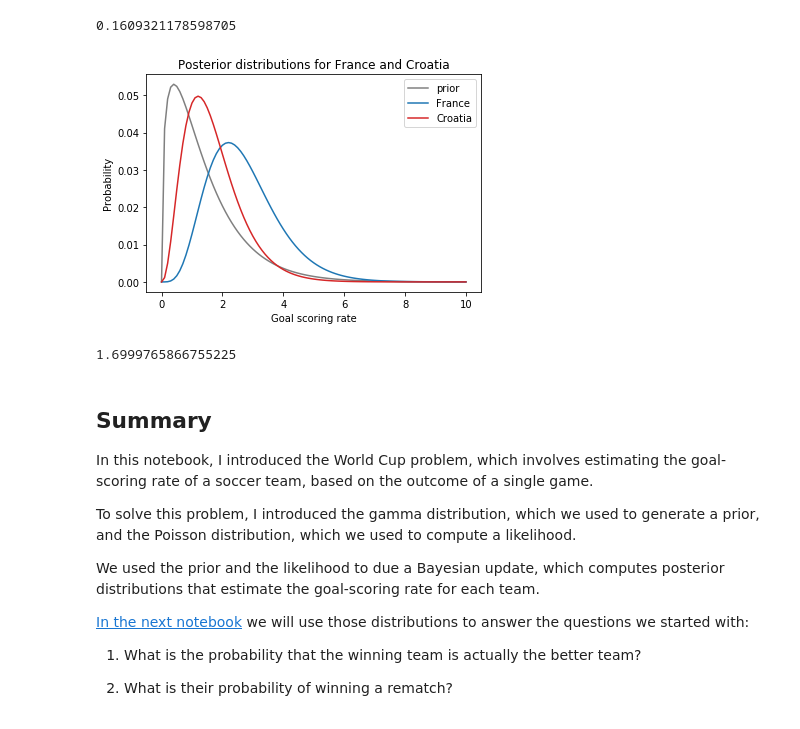
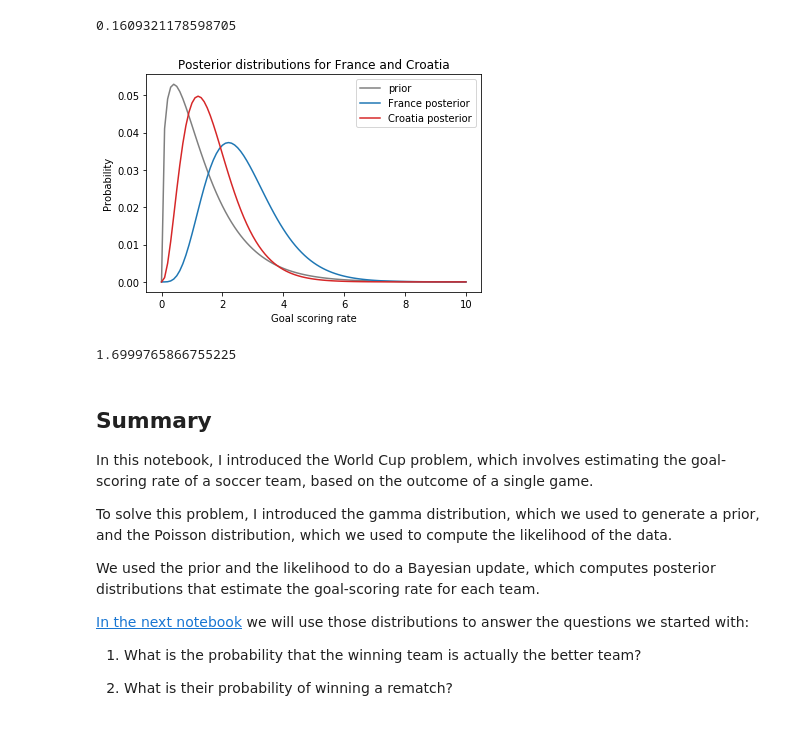
Before and after one commit to AllenDowney/BiteSizeBayes, a Jupyter notebook: 08_soccer_soln.ipynb, the cells around one changed output. Cells and saved outputs as stored; diff of their text form; code cells hidden in the pictures.

```diff
--- a/08_soccer_soln.ipynb
+++ b/08_soccer_soln.ipynb
@@ -317,16 +329,16 @@ bayes_update(croatia, likelihood)
 # %%
 # Solution
 
 prior.plot(label='prior', color='gray')
-france.plot(label='France', color='C0')
-croatia.plot(label='Croatia', color='C3')
+france.plot(label='France posterior', color='C0')
+croatia.plot(label='Croatia posterior', color='C3')
 
 plt.xlabel('Goal scoring rate')
 plt.ylabel('Probability')
 plt.title('Posterior distributions for France and Croatia')
 plt.legend();
 # %% [output]
-[figure, old version]
+[figure, new version]
 # %%
 # Solution
 
@@ -338,9 +350,9 @@ pmf_mean(croatia)
 
 In this notebook, I introduced the World Cup problem, which involves estimating the goal-scoring rate of a soccer team, based on the outcome of a single game.
 
-To solve this problem, I introduced the gamma distribution, which we used to generate a prior, and the Poisson distribution, which we used to compute a likelihood.
+To solve this problem, I introduced the gamma distribution, which we used to generate a prior, and the Poisson distribution, which we used to compute the likelihood of the data.
 
-We used the prior and the likelihood to due a Bayesian update, which computes posterior distributions that estimate the goal-scoring rate for each team.
+We used the prior and the likelihood to do a Bayesian update, which computes posterior distributions that estimate the goal-scoring rate for each team.
 
 [In the next notebook](https://colab.research.google.com/github/AllenDowney/BiteSizeBayes/blob/master/09_predict.ipynb) we will use those distributions to answer the questions we started with:
 
```
Also changed, not shown: parts of 25 cells of this notebook, 1 other file.
